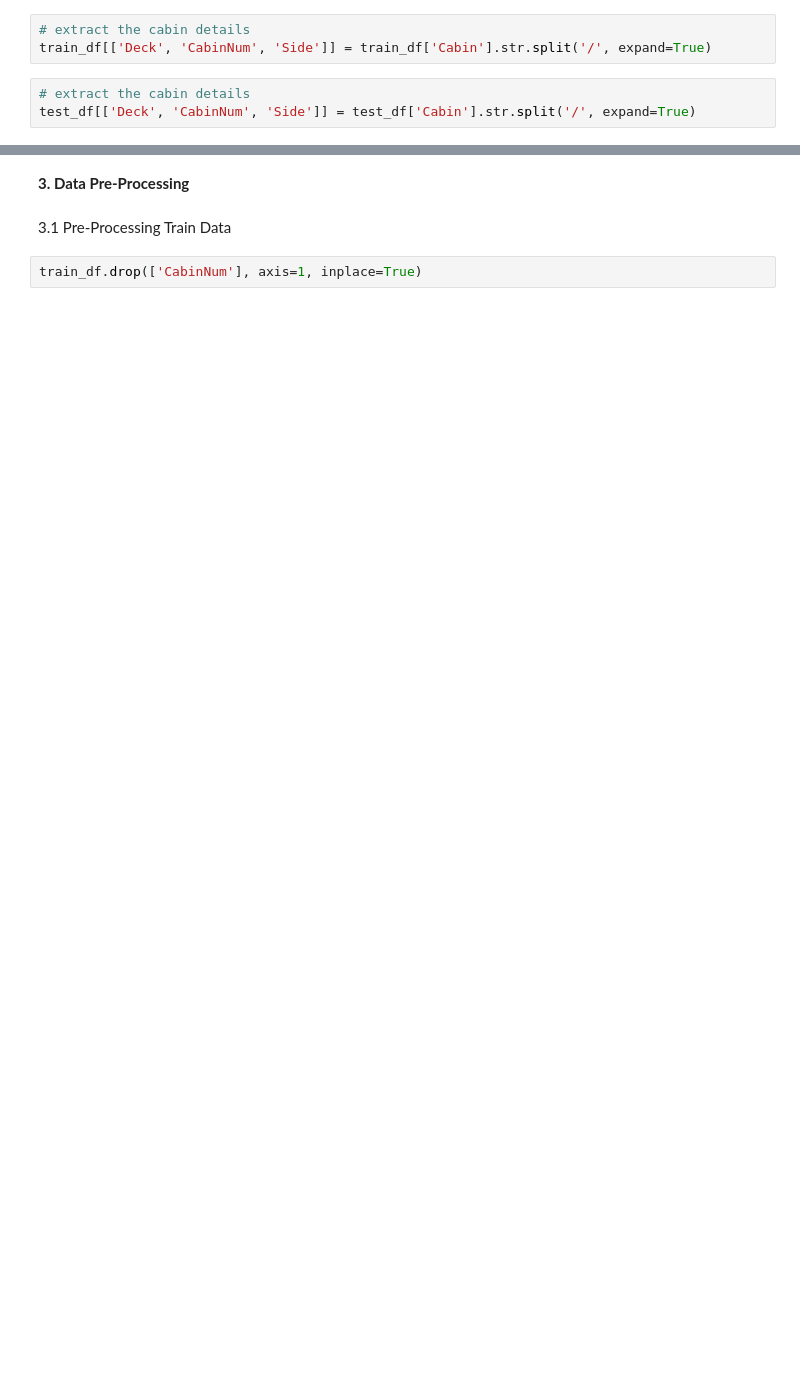
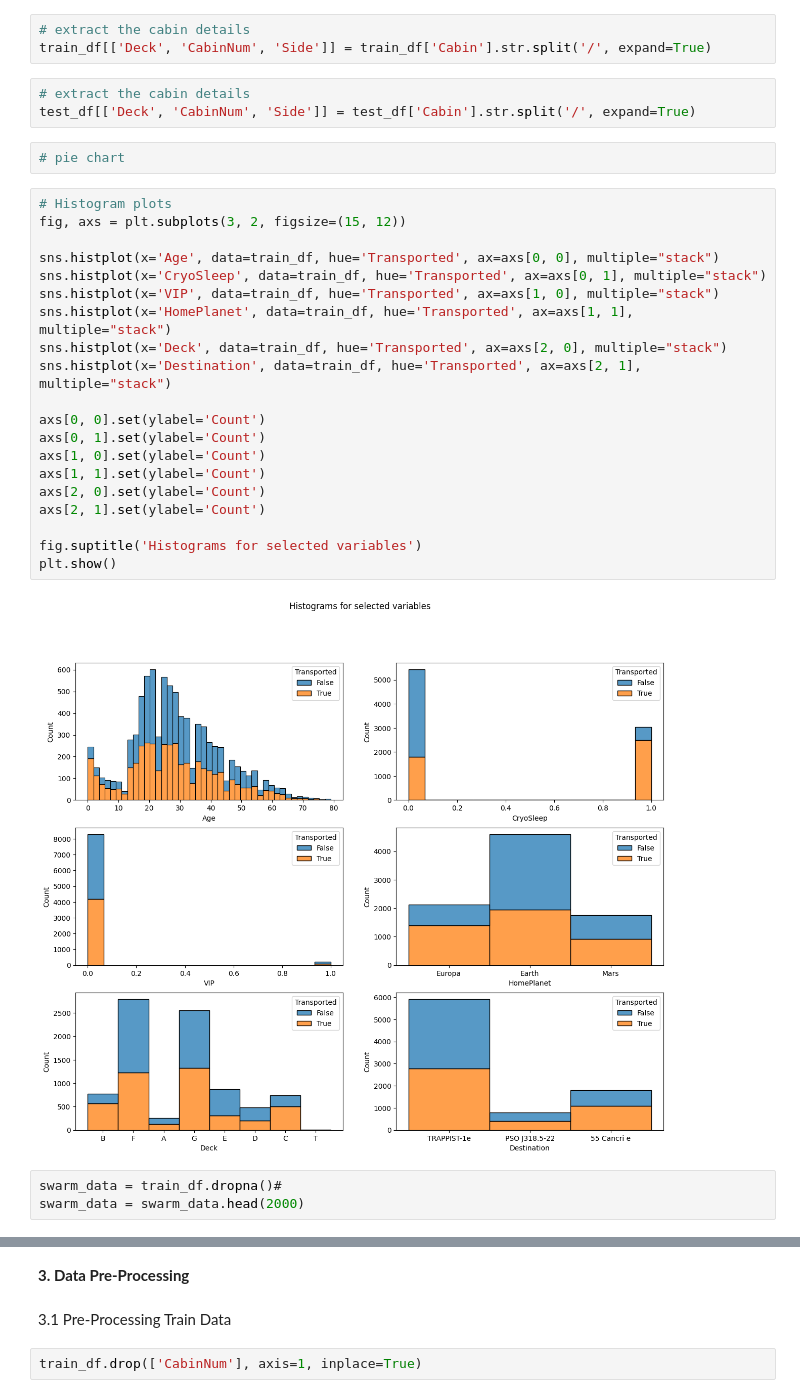
Before and after one commit to bksat90kc/KaggleChallenge, a Jupyter notebook: KaggleChallenge.ipynb, the cells around one changed output, grey strips where cells are left out. Drawn from its saved outputs; the diff is of its cells as text; blank space fills up the shorter version.

```diff
--- a/KaggleChallenge.ipynb
+++ b/KaggleChallenge.ipynb
@@ -91,3 +113,30 @@ train_df[['Deck', 'CabinNum', 'Side']] = train_df['Cabin'].str.split('/', expand
 # %%
 # extract the cabin details
 test_df[['Deck', 'CabinNum', 'Side']] = test_df['Cabin'].str.split('/', expand=True)
+# %%
+# pie chart
+# %%
+# Histogram plots
+fig, axs = plt.subplots(3, 2, figsize=(15, 12))
+
+sns.histplot(x='Age', data=train_df, hue='Transported', ax=axs[0, 0], multiple="stack")
+sns.histplot(x='CryoSleep', data=train_df, hue='Transported', ax=axs[0, 1], multiple="stack")
+sns.histplot(x='VIP', data=train_df, hue='Transported', ax=axs[1, 0], multiple="stack")
+sns.histplot(x='HomePlanet', data=train_df, hue='Transported', ax=axs[1, 1], multiple="stack")
+sns.histplot(x='Deck', data=train_df, hue='Transported', ax=axs[2, 0], multiple="stack")
+sns.histplot(x='Destination', data=train_df, hue='Transported', ax=axs[2, 1], multiple="stack")
+
+axs[0, 0].set(ylabel='Count')
+axs[0, 1].set(ylabel='Count')
+axs[1, 0].set(ylabel='Count')
+axs[1, 1].set(ylabel='Count')
+axs[2, 0].set(ylabel='Count')
+axs[2, 1].set(ylabel='Count')
+
+fig.suptitle('Histograms for selected variables')
+plt.show()
+# %% [output]
+[figure, added]
+# %%
+swarm_data = train_df.dropna()#
+swarm_data = swarm_data.head(2000)
```
Also changed, not shown: parts of 24 cells of this notebook.
